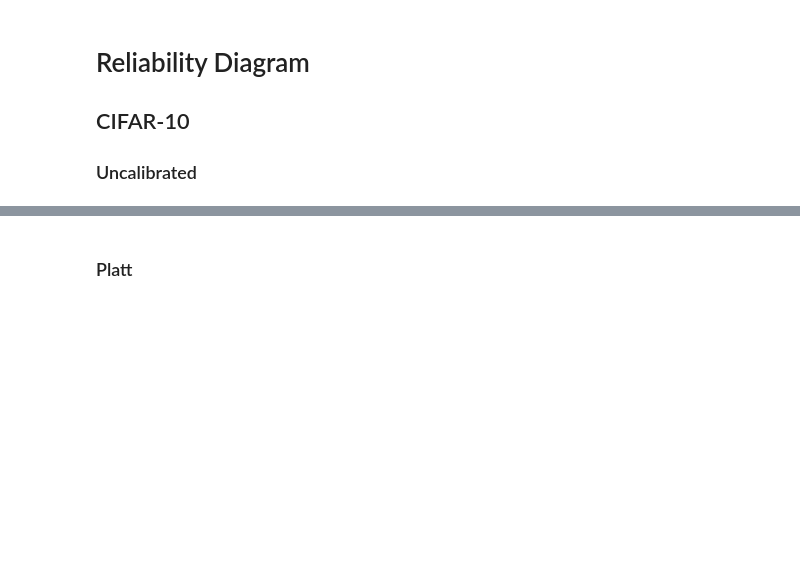
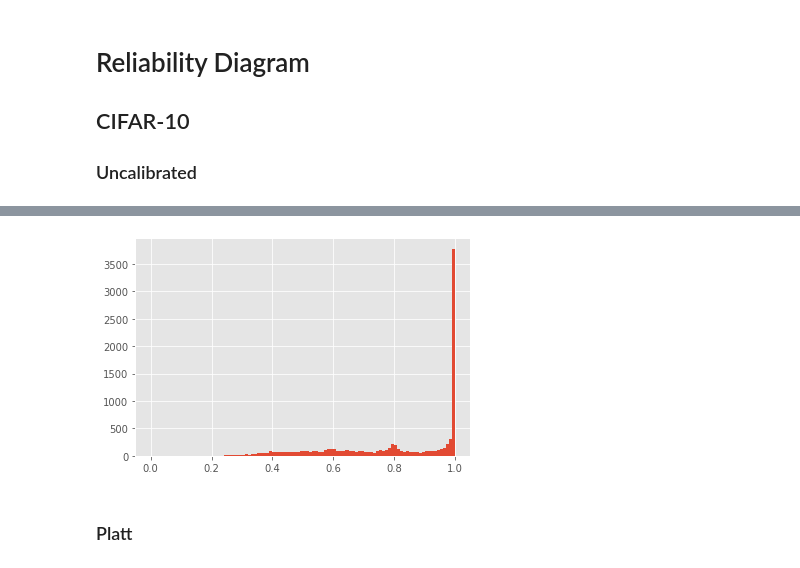
Before and after one commit to NiuJ1ao/Calibrating-Uncertainty-Estimates, a Jupyter notebook: plot.ipynb, the cells around one changed output, grey strips where cells are left out. Cells and saved outputs as stored; diff of their text form; code cells hidden in the pictures; blank space fills up the shorter version.

```diff
--- a/plot.ipynb
+++ b/plot.ipynb
@@ -24,6 +24,10 @@ def load_outputs(path):
     references = torch.load(f"{path}/references.pt")
 
     return predictions, confidences, references
+
+def confidences_histogram(confidences):
+    plt.hist(confidences.tolist(), bins=100, range=(0,1))
+    plt.show()
 # %% [markdown]
 # Reliability Diagram
 ## CIFAR-10
@@ -37,3 +41,7 @@ plot_reliability_diagrams("CIFAR-uncalibrated", predictions, confidences, refere
+# %%
+confidences_histogram(confidences)
+# %% [output]
+[figure, added]
 # %% [markdown]
 ### Platt
 # %%
```
Also changed, not shown: parts of 65 cells of this notebook, 43 other files.
